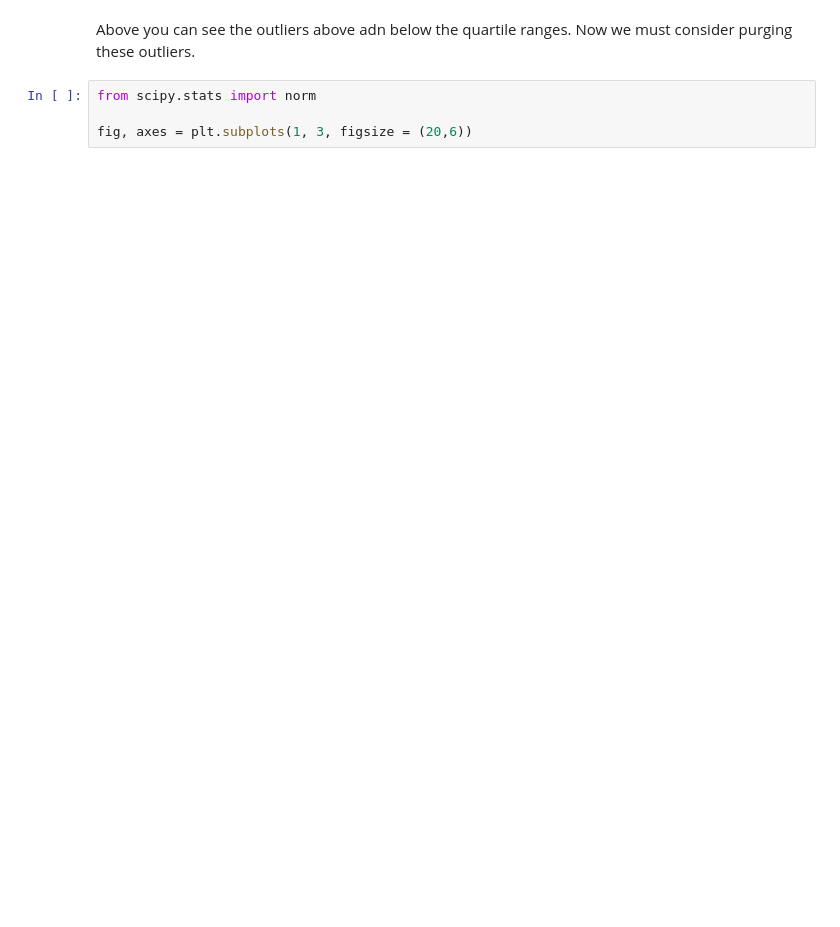
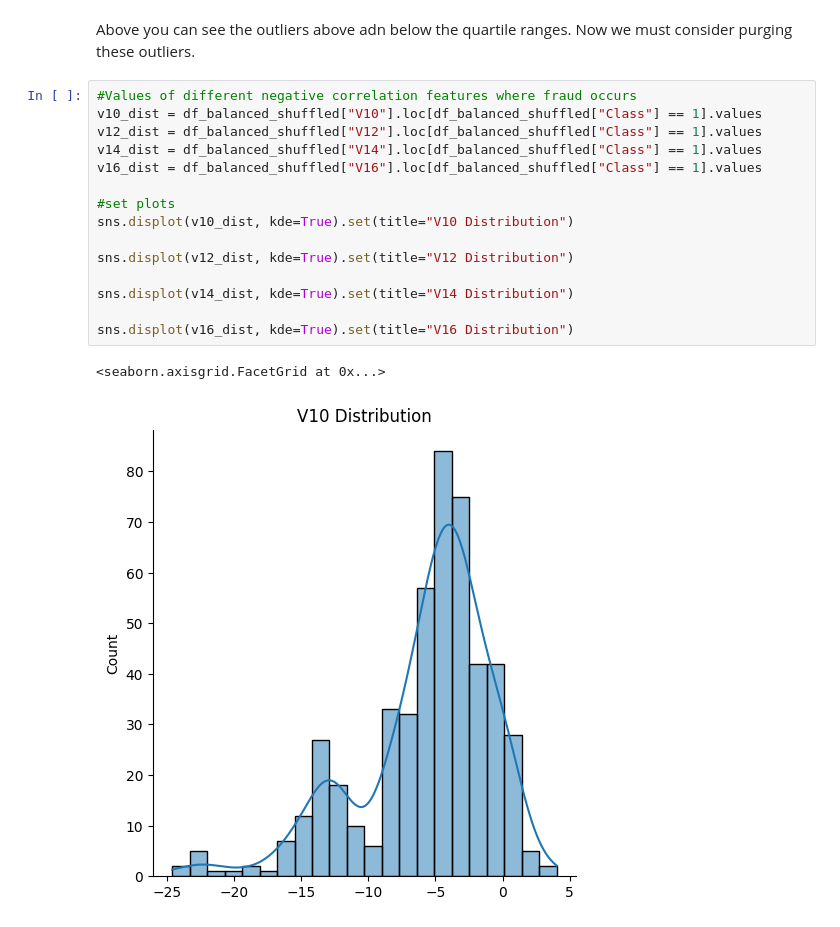
Before and after one commit to Khouriz/C964-CS-Capstone, a Jupyter notebook: application_notebook.ipynb, the cells around one changed output. Drawn from its saved outputs; the diff is of its cells as text; blank space fills up the shorter version.

```diff
--- a/application_notebook.ipynb
+++ b/application_notebook.ipynb
@@ -195,6 +217,20 @@ plt.show()
 # %% [markdown]
 Above you can see the outliers above adn below the quartile ranges. Now we must consider purging these outliers.
 # %%
-from scipy.stats import norm
+#Values of different negative correlation features where fraud occurs
+v10_dist = df_balanced_shuffled["V10"].loc[df_balanced_shuffled["Class"] == 1].values
+v12_dist = df_balanced_shuffled["V12"].loc[df_balanced_shuffled["Class"] == 1].values
+v14_dist = df_balanced_shuffled["V14"].loc[df_balanced_shuffled["Class"] == 1].values
+v16_dist = df_balanced_shuffled["V16"].loc[df_balanced_shuffled["Class"] == 1].values
 
-fig, axes = plt.subplots(1, 3, figsize = (20,6))
+#set plots
+sns.displot(v10_dist, kde=True).set(title="V10 Distribution")
+
+sns.displot(v12_dist, kde=True).set(title="V12 Distribution")
+
+sns.displot(v14_dist, kde=True).set(title="V14 Distribution")
+
+sns.displot(v16_dist, kde=True).set(title="V16 Distribution")
+# %% [output]
+<seaborn.axisgrid.FacetGrid at 0x...>
+[figure, added]
```
Also changed, not shown: parts of 13 cells of this notebook.
